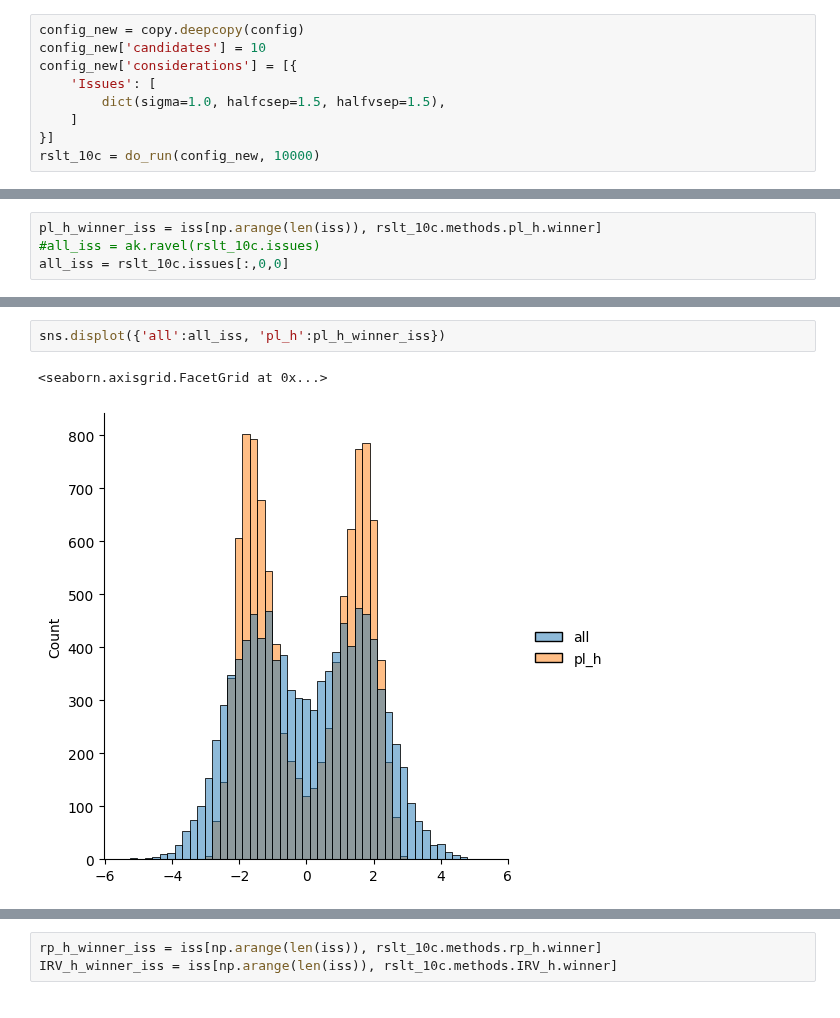
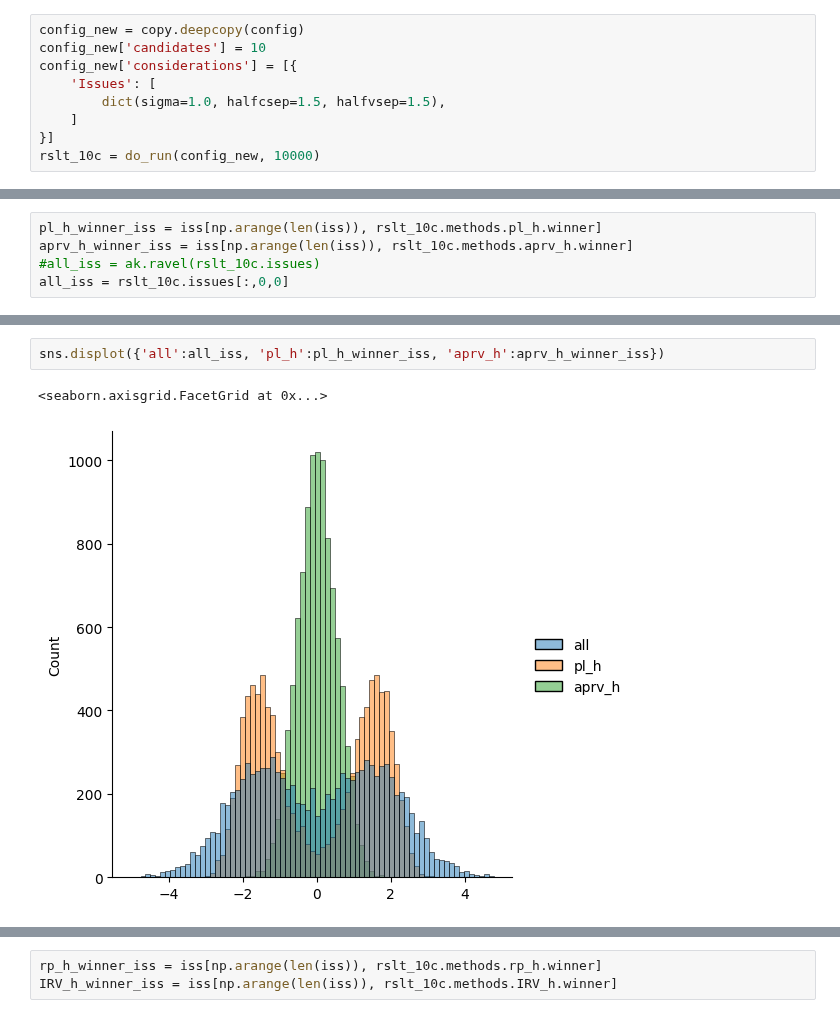
Before and after one commit to tcawlfield/vote-sim, a Jupyter notebook: results/consideration_effects.ipynb, the cells around one changed output, grey strips where cells are left out. Drawn from its saved outputs; the diff is of its cells as text.

```diff
--- a/results/consideration_effects.ipynb
+++ b/results/consideration_effects.ipynb
@@ -325,5 +324,6 @@ iss[:2]
 # %%
 pl_h_winner_iss = iss[np.arange(len(iss)), rslt_10c.methods.pl_h.winner]
+aprv_h_winner_iss = iss[np.arange(len(iss)), rslt_10c.methods.aprv_h.winner]
 #all_iss = ak.ravel(rslt_10c.issues)
 all_iss = rslt_10c.issues[:,0,0]
 # %%
@@ -333,5 +333,5 @@ rslt_10c.issues
 # %%
-sns.displot({'all':all_iss, 'pl_h':pl_h_winner_iss})
+sns.displot({'all':all_iss, 'pl_h':pl_h_winner_iss, 'aprv_h':aprv_h_winner_iss})
 # %% [output]
 <seaborn.axisgrid.FacetGrid at 0x...>
-[figure, old version]
+[figure, new version]
```
Also changed, not shown: parts of 14 cells of this notebook, 4 other files.
